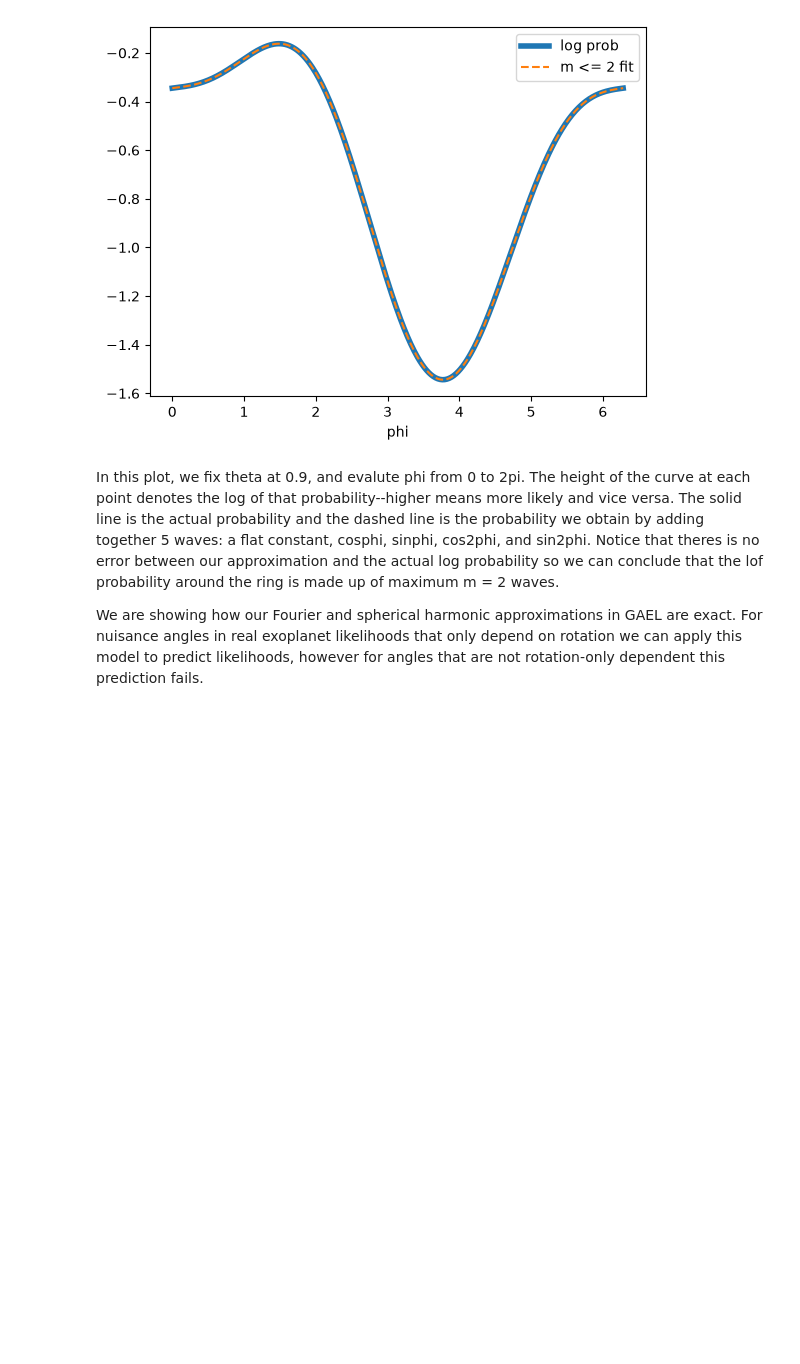
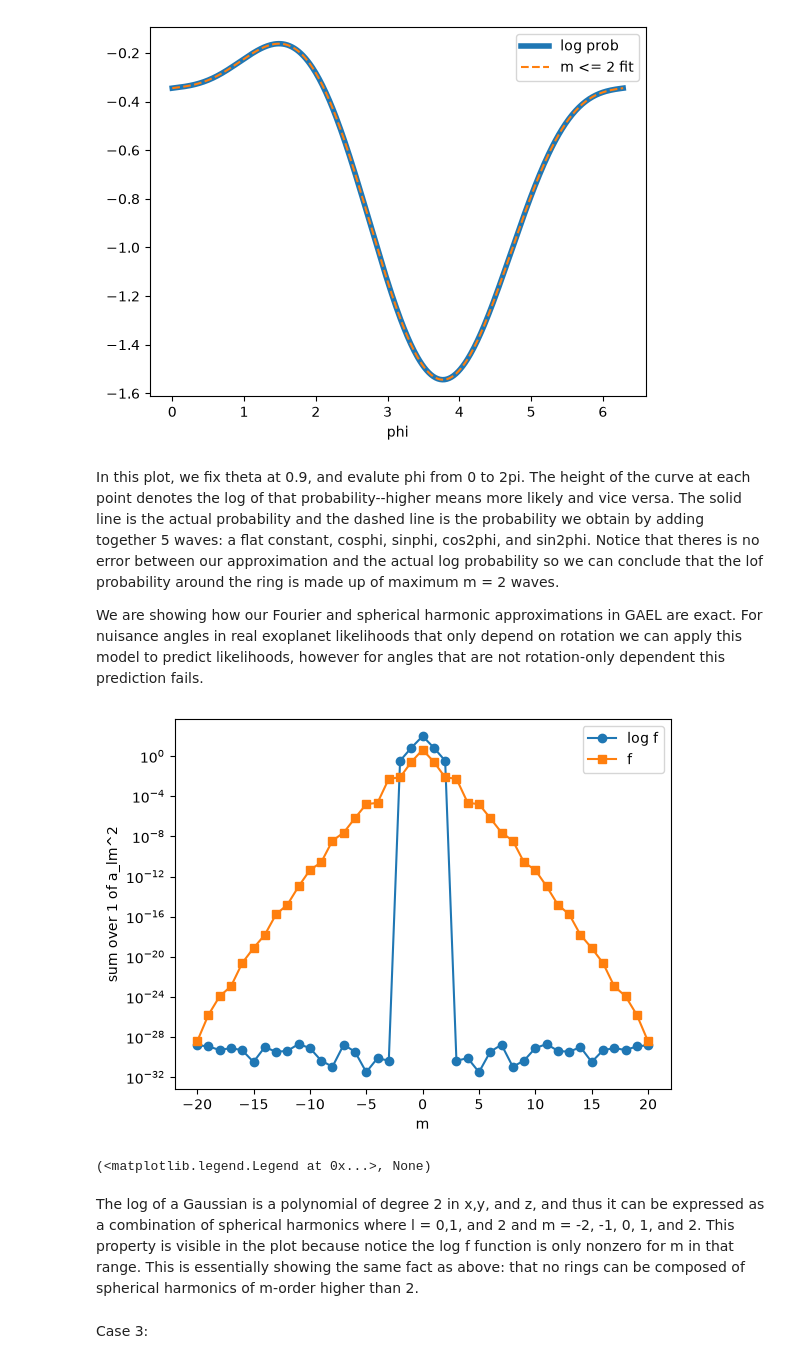
Before and after one commit to Erin-Shu/GAEL, a Jupyter notebook: Gaussian_on_a_sphere.ipynb, the cells around one changed output. Cells and saved outputs as stored; diff of their text form; code cells hidden in the pictures; blank space fills up the shorter version.

```diff
--- a/Gaussian_on_a_sphere.ipynb
+++ b/Gaussian_on_a_sphere.ipynb
@@ -80,3 +82,40 @@ max error: 8.326672684688674e-16
 In this plot, we fix theta at 0.9, and evalute phi from 0 to 2pi. The height of the curve at each point denotes the log of that probability--higher means more likely and vice versa. The solid line is the actual probability and the dashed line is the probability we obtain by adding together 5 waves: a flat constant, cosphi, sinphi, cos2phi, and sin2phi. Notice that theres is no error between our approximation and the actual log probability so we can conclude that the lof probability around the ring is made up of maximum m = 2 waves.
 
 We are showing how our Fourier and spherical harmonic approximations in GAEL are exact. For nuisance angles in real exoplanet likelihoods that only depend on rotation we can apply this model to predict likelihoods, however for angles that are not rotation-only dependent this prediction fails.
+# %%
+# Defining the real spherical harmonics
+def real_Y(l, m, t, p):
+    am = abs(m)
+    N = np.sqrt((2*l+1)/(4*np.pi) * np.exp(gammaln(l-am+1) - gammaln(l+am+1)))
+    Plm = lpmv(am, l, np.cos(t)) * (-1)**am
+    if m == 0: return np.sqrt(2)*N*Plm*np.cos(am*p)
+    return np.sqrt(2)*N*Plm*np.sin(am*p)
+
+# Gauss-legendre quadrature in cos(theta)
+Lmax = 20
+xg, wg = np.polynomial.legendre.leggauss(31)
+th = np.arccos(xg); ph = 2*np.pi*np.arange(61)/61
+T, Ph = np.meshgrid(th, ph, indexing="ij")
+W = wg[:, None] * (2*np.pi/61)
+
+Ys = {(l, m): real_Y(l, m, T, Ph) for l in range(Lmax+1) for m in range(-l, l+1)}
+
+def power_per_m(F):
+    a = {k: np.sum(W*F*Y) for k, Y in Ys.items()}
+    return np.array([sum(a[(l, m)]**2 for l in range(abs(m), Lmax+1))
+                    for m in range(-Lmax, Lmax+1)])
+
+F1 = logf(unit(T, Ph))
+Ff = np.exp(F1 - F1.max())
+
+ms = np.arange(-Lmax, Lmax+1)
+plt.semilogy(ms, power_per_m(F1) + 1e-32, "o-", label='log f')
+plt.semilogy(ms, power_per_m(Ff) + 1e-32, "s-", label="f")
+plt.xlabel("m"); plt.ylabel("sum over 1 of a_lm^2"); plt.legend(), plt.show()
+# %% [output]
+[figure, added]
+(<matplotlib.legend.Legend at 0x...>, None)
+# %% [markdown]
+The log of a Gaussian is a polynomial of degree 2 in x,y, and z, and thus it can be expressed as a combination of spherical harmonics where l = 0,1, and 2 and m = -2, -1, 0, 1, and 2. This property is visible in the plot because notice the log f function is only nonzero for m in that range. This is essentially showing the same fact as above: that no rings can be composed of spherical harmonics of m-order higher than 2.
+# %% [markdown]
+Case 3:
```
Also changed, not shown: parts of 1 cell of this notebook, 1 other file.
